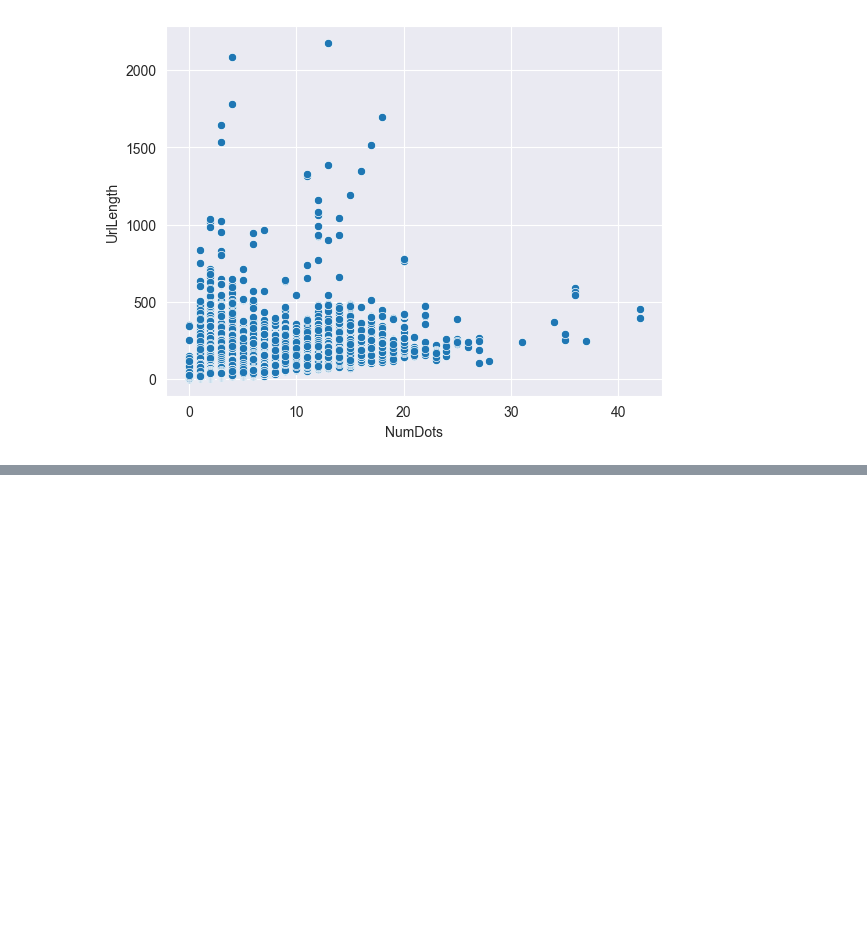
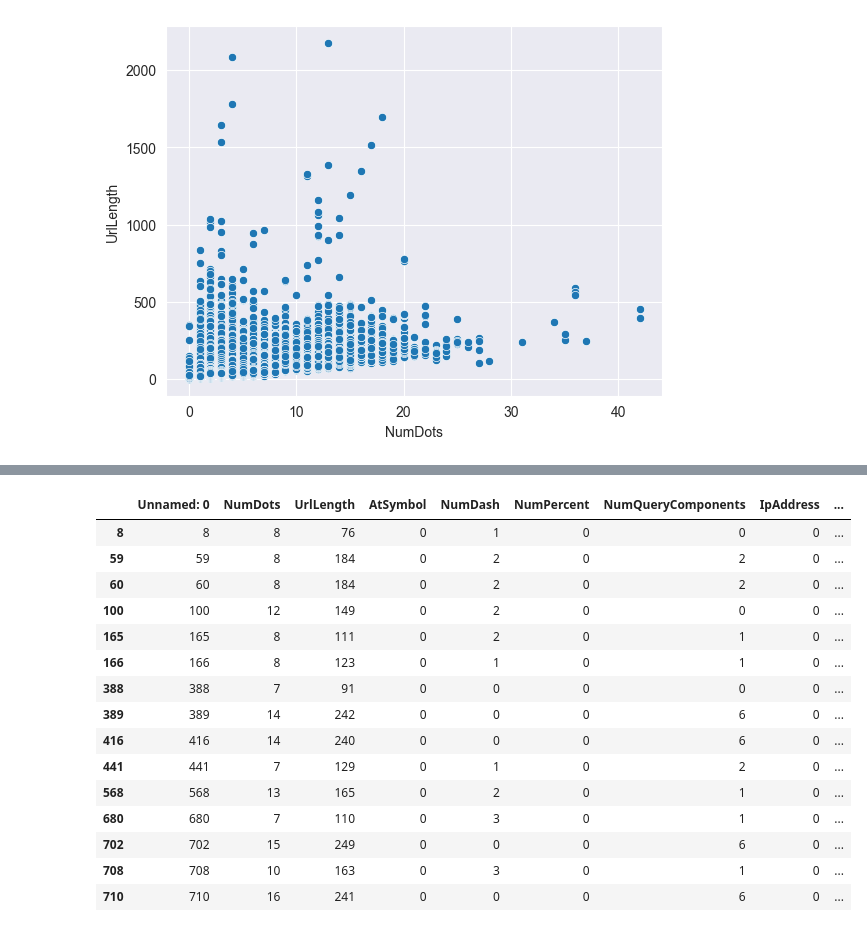
Before and after one commit to christabelKC/Phishing-Detection-Model, a Jupyter notebook: data_cleaning/notebooks/EDA.ipynb, the cells around one changed output, grey strips where cells are left out. Drawn from its saved outputs; the diff is of its cells as text; code cells hidden in the pictures; blank space fills up the shorter version.

Commit message:
feat: identified outlier for NumDots

```diff
--- a/data_cleaning/notebooks/EDA.ipynb
+++ b/data_cleaning/notebooks/EDA.ipynb
@@ -128,0 +131,4 @@ sns.scatterplot(data=data, x="NumDots", y="UrlLength")
+# %%
+Q1= data['NumDots'].quantile(0.25)
+Q3= data['NumDots'].quantile(0.75)
+IQR= Q3 - Q1
@@ -128,0 +139,5 @@ sns.scatterplot(data=data, x="NumDots", y="UrlLength")
+# %%
+lower_bound = Q1 - 1.5 * IQR
+print(lower_bound)
+upper_bound = Q3 + 1.5 * IQR
+print(upper_bound)
@@ -128,0 +147,4 @@ sns.scatterplot(data=data, x="NumDots", y="UrlLength")
+# %%
+# find the outliers
+outliers = data[(data['NumDots'] < lower_bound) | (data['NumDots'] > upper_bound)]
+print(outliers)
@@ -128,0 +169,19 @@ sns.scatterplot(data=data, x="NumDots", y="UrlLength")
+# %%
+outliers.head(15)
+# %% [output]
+|  | Unnamed: 0 | NumDots | UrlLength | AtSymbol | NumDash | NumPercent | NumQueryComponents | IpAddress | ... |
+| 8 | 8 | 8 | 76 | 0 | 1 | 0 | 0 | 0 | ... |
+| 59 | 59 | 8 | 184 | 0 | 2 | 0 | 2 | 0 | ... |
+| 60 | 60 | 8 | 184 | 0 | 2 | 0 | 2 | 0 | ... |
+| 100 | 100 | 12 | 149 | 0 | 2 | 0 | 0 | 0 | ... |
+| 165 | 165 | 8 | 111 | 0 | 2 | 0 | 1 | 0 | ... |
+| 166 | 166 | 8 | 123 | 0 | 1 | 0 | 1 | 0 | ... |
+| 388 | 388 | 7 | 91 | 0 | 0 | 0 | 0 | 0 | ... |
+| 389 | 389 | 14 | 242 | 0 | 0 | 0 | 6 | 0 | ... |
+| 416 | 416 | 14 | 240 | 0 | 0 | 0 | 6 | 0 | ... |
+| 441 | 441 | 7 | 129 | 0 | 1 | 0 | 2 | 0 | ... |
+| 568 | 568 | 13 | 165 | 0 | 2 | 0 | 1 | 0 | ... |
+| 680 | 680 | 7 | 110 | 0 | 3 | 0 | 1 | 0 | ... |
+| 702 | 702 | 15 | 249 | 0 | 0 | 0 | 6 | 0 | ... |
+| 708 | 708 | 10 | 163 | 0 | 3 | 0 | 1 | 0 | ... |
+| 710 | 710 | 16 | 241 | 0 | 0 | 0 | 6 | 0 | ... |
```
Also changed, not shown: parts of 4 cells of this notebook.
